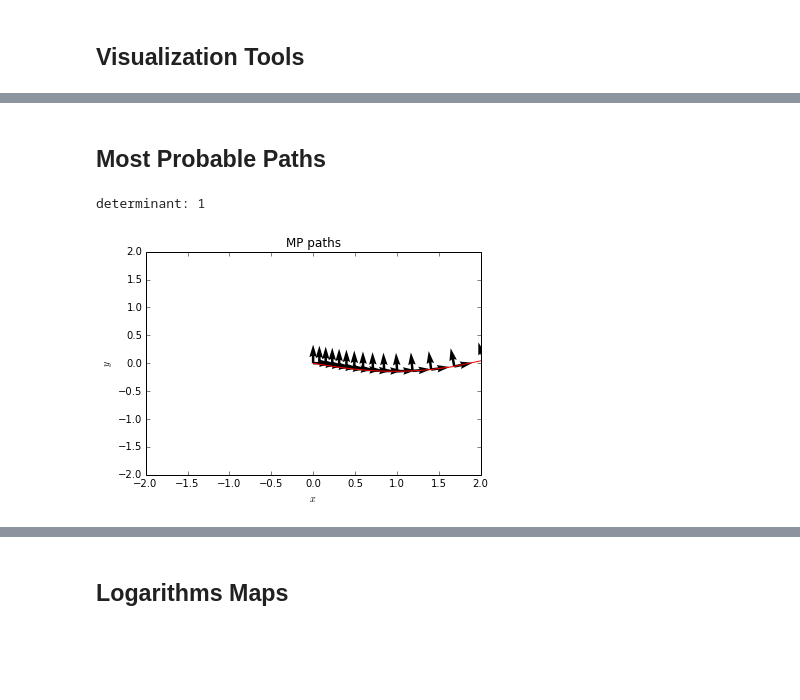
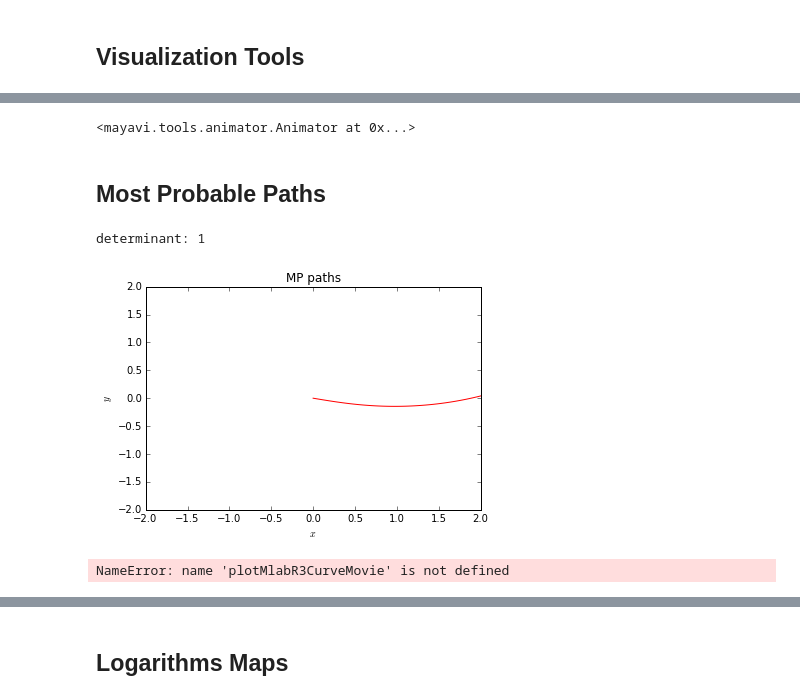
Before and after one commit to stefansommer/dpca, a Jupyter notebook: code/sphere/sphere.ipynb, the cells around one changed output, grey strips where cells are left out. Cells and saved outputs as stored; diff of their text form; code cells hidden in the pictures; blank space fills up the shorter version.

```diff
--- a/code/sphere/sphere.ipynb
+++ b/code/sphere/sphere.ipynb
@@ -477,0 +518,41 @@ plotMlabR3Curve(gamma_t, gamma_Fr)
+# %%
+@mlab.animate(delay=200,ui=False)
+def plotMlabR3CurveMovie(curve, Xa=None, color=(0.,0.,1.), scale=.25,width=.01):
+    mlab.view(0,90,1.5,focalpoint=(0,0,1))
+
+    f = lambda xs: np.reshape(toArray(F.subs(zip(R2_r.coord_functions(), xs))),[3])
+    curveR3 = np.apply_along_axis(f,1,curve)
+
+    mlab.plot3d(curveR3[:,0],curveR3[:,1],curveR3[:,2],color=color,tube_radius=width)
+
+    if Xa!= None:
+        colors = [(0.,0,0),(.5,.5,.5)]
+        for i in range(Xa.shape[0]):
+            mlab.gcf().scene.disable_render = True
+
+            for j in range(Xa.shape[2]):
+                JFxi = JFx(curve[i,:])
+                FrR3 = np.dot(JFxi,Xa[i,:,j])
+
+                if i == 0:
+                    mlab.quiver3d(curveR3[i,0],curveR3[i,1],curveR3[i,2],FrR3[0],FrR3[1],FrR3[2],color=colors[j],scale_factor=scale,line_width=8.)
+                else:
+                    mlab.quiver3d(curveR3[i,0],curveR3[i,1],curveR3[i,2],FrR3[0],FrR3[1],FrR3[2],color=colors[j],scale_factor=scale)
+
+            mlab.gcf().scene.disable_render = False
+            angle = 0
+            if i > 0:
+                v = curveR3[i,:]-curveR3[i-1,:]
+                if v[0] > 1e-1: # and curveR3[i,2] > 0:
+                    angle = np.sign(curveR3[i,2])*90*2*np.arctan(v[1]/v[0])/np.pi
+            mlab.view(angle,90,3.5,focalpoint=(curveR3[i,0],curveR3[i,1],curveR3[i,2]))
+            #mlab.view(angle,90,3.5,focalpoint=(0,0,0))
+            mlab.savefig("test%d.png" % i,magnification=2)
+            yield
+
+#plotMlabSphere()
+#plotMlabR3Point(p)
+#plotMlabR3CurveMovie(gamma_t, gamma_Fr)
+plotMlabR3CurveMovie(x_t,Xa_t)
+# %% [output]
+<mayavi.tools.animator.Animator at 0x...>
@@ -649,35 +740,35 @@ plt.figure(1);
 plt.clf()
 plt.title('MP paths')
 
 # format plot
 #plt.xlim(0.,np.pi); plt.ylim(0.,2*np.pi)
 plt.xlim(-2.,2.); plt.ylim(-2.,2.)
 plt.xlabel(r'$x$'); plt.ylabel(r'$y$');
 
 # geodesic and frame
 p = np.array([0.,0.])
 v = np.array([1.,-1.])
 GpM = toArray(GM.subs(zip(coords_r,p)));
 Fr = np.eye(dim)
 Fr = np.linalg.solve(linalg.sqrtm(GpM),Fr) # make orthonormal
 covar = np.diag([np.sqrt(2.0)**2,np.sqrt(.5)**2]) # covariance
 Fr = linalg.sqrtm(covar)*Fr # stretch
 Fr2inner = np.einsum('ba,bi,ij->aj',Fr,GpM,Fr)
 detFr2inner = np.linalg.det(Fr2inner)
 nf=detFr2inner**(-1./dim**2)
 Fr = nf*Fr
 Fr2inner = np.einsum('ba,bi,ij->aj',Fr,GpM,Fr)
 detFr2inner = np.linalg.det(Fr2inner)
 print "determinant: %g" % detFr2inner
 
 v = 1.*v/np.linalg.norm(v) # normalize
 xi = np.einsum('ij,j->i',GpM,v)
-(x_t, Xa_t, xi_t, xia_t) = intMPP(M, dG, p, xi, Fr, T=1.)
+(x_t, Xa_t, xi_t, xia_t) = intMPP(M, dG, p, xi, Fr, T=1., N_t=100)
 plotCurve(x_t, Xa_t, color='r')
 #plotCurve(x_t, color='r')
 # %% [output]
 determinant: 1
-[figure, old version]
+[figure, new version]
 # %%
 # on sphere
 title = "Covariance [[%g,%g],[%g,%g]]" % (covar[0,0],covar[0,1],covar[1,0],covar[1,1])
@@ -692,6 +783,13 @@ title = "Covariance [[%g,%g],[%g,%g]]" % (covar[0,0],covar[0,1],covar[1,0],covar
 plotMlabSphere(title=title,Xa=Fr)
 plotMlabR3Point(p)
 plotMlabR3Curve(x_t,Xa_t)
+# %%
+# movie
+plotMlabSphere(Xa=Fr)
+plotMlabR3Point(p)
+plotMlabR3CurveMovie(x_t,Xa_t)
+# %% [output]
+NameError: name 'plotMlabR3CurveMovie' is not defined
 # %%
 # check solution
 for i in range(x_t.shape[0]):
```
Also changed, not shown: parts of 12 cells of this notebook, 1 other file.
